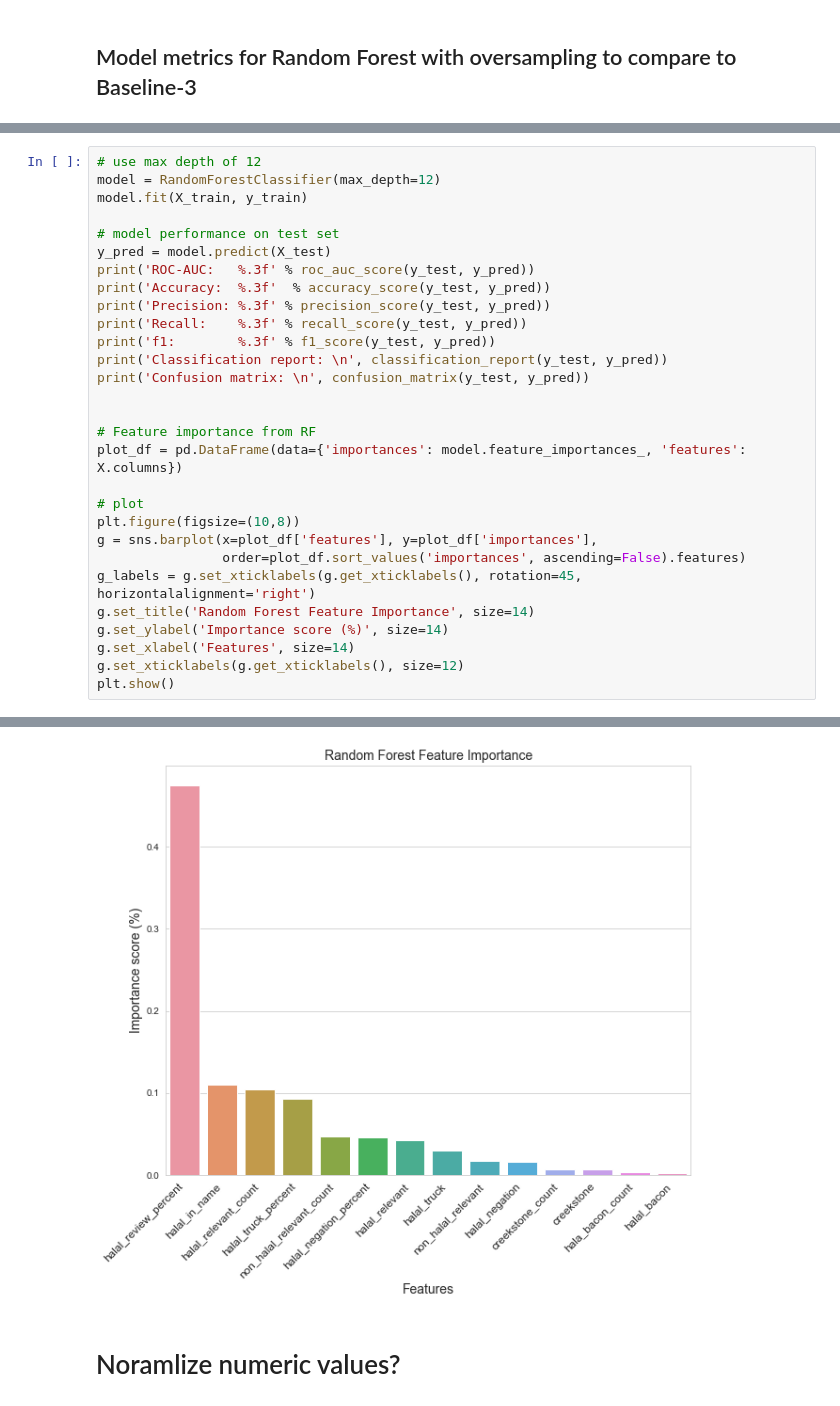
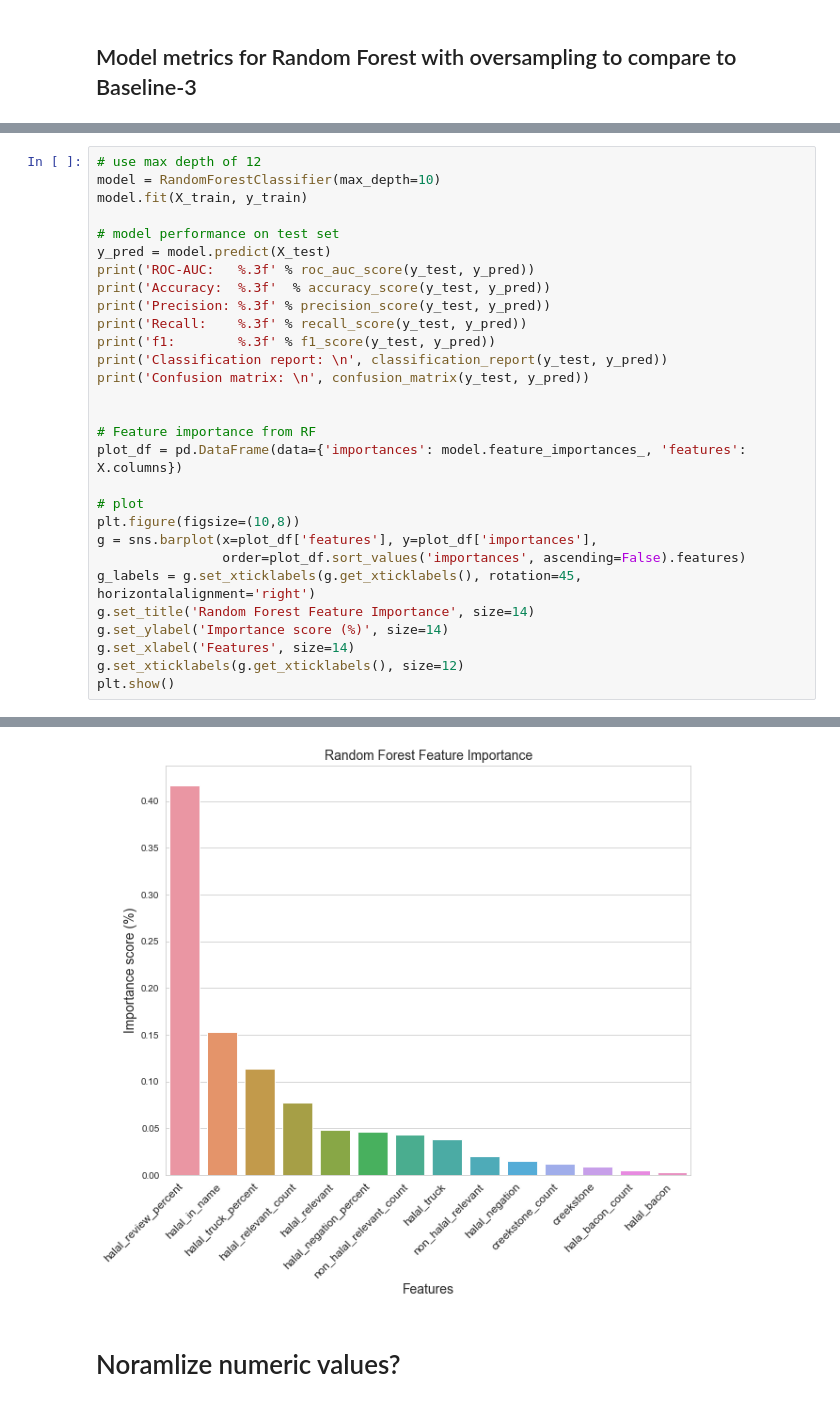
Before and after one commit to WAzaizeh/Halal_o_Meter, a Jupyter notebook: src/models/baseline/baseline_v4.ipynb, the cells around one changed output, grey strips where cells are left out. Saved outputs shown, nothing was run; the diff lists cells and outputs as text.

Commit message:
Baseline model - Running tree-based models with modified features

```diff
--- a/src/models/baseline/baseline_v4.ipynb
+++ b/src/models/baseline/baseline_v4.ipynb
@@ -277,6 +280,6 @@ plt.show()
 # %%
 # use max depth of 12
-model = RandomForestClassifier(max_depth=12)
+model = RandomForestClassifier(max_depth=10)
 model.fit(X_train, y_train)
 
 # model performance on test set
@@ -325,4 +328,4 @@ Confusion matrix:
-[figure, old version]
+[figure, new version]
 # %% [markdown]
 # Noramlize numeric values?
 # %% [markdown]
```
Also changed, not shown: parts of 10 cells of this notebook, 4 other files.
